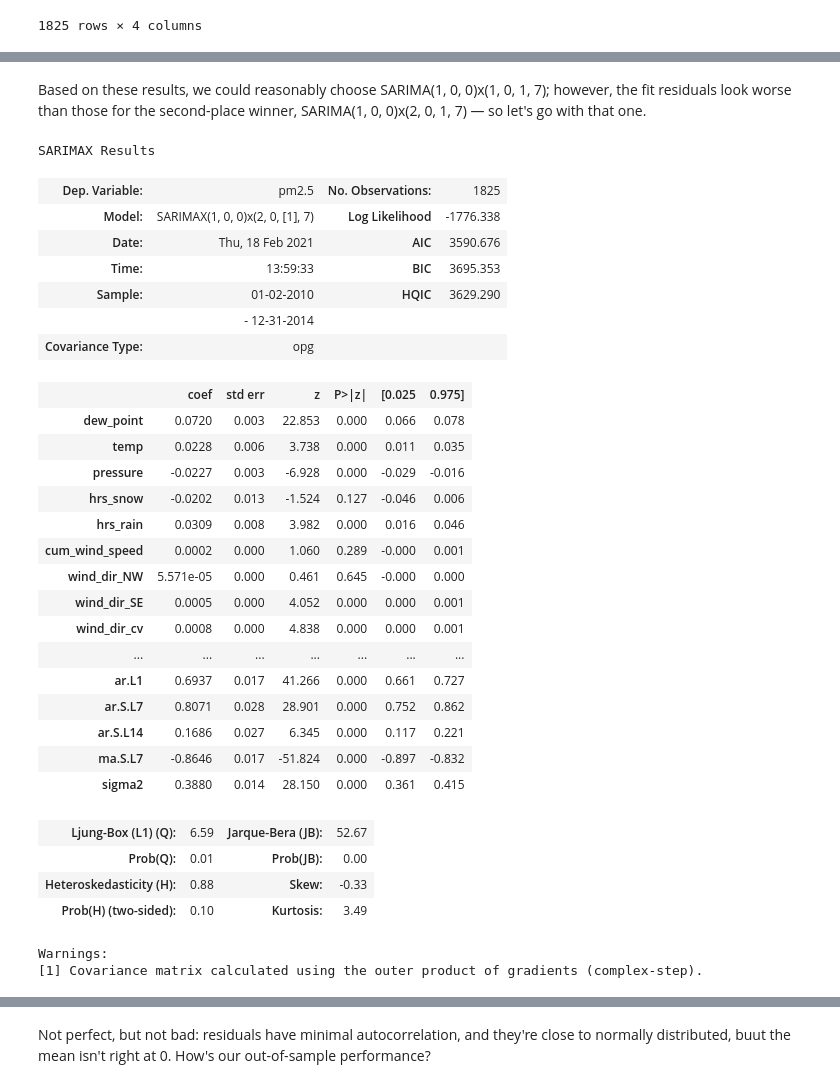
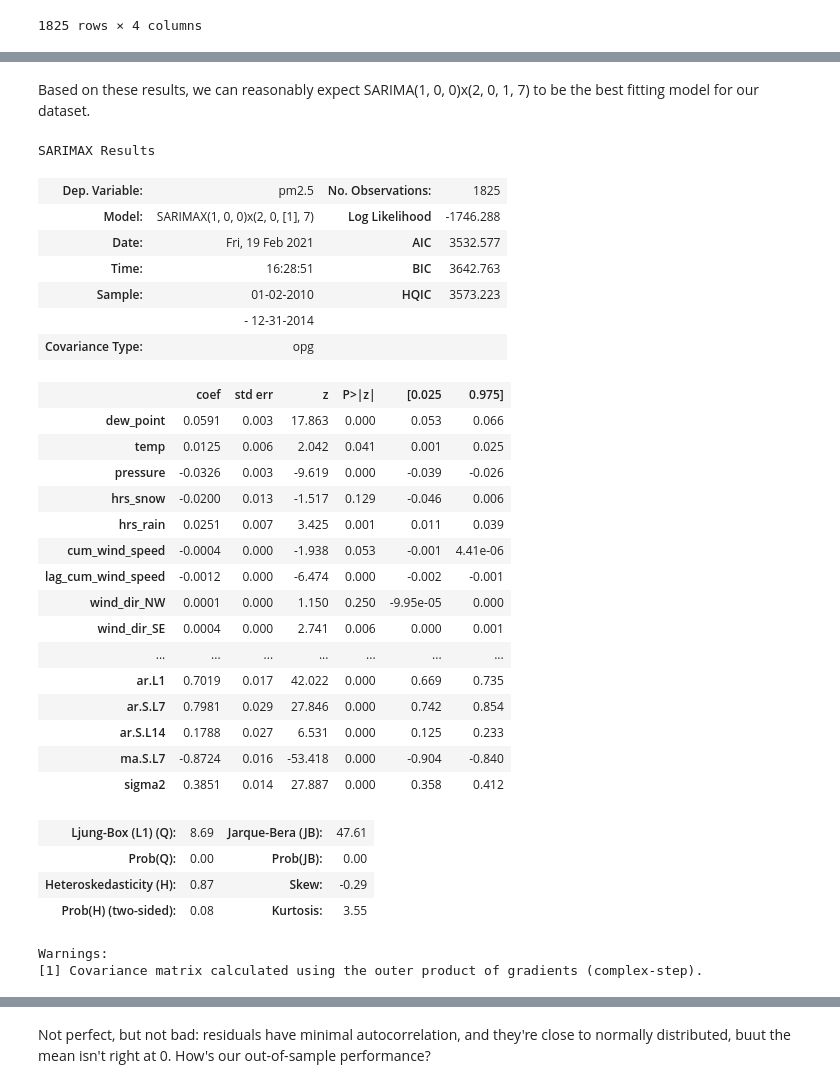
Before and after one commit to bdewilde/data-dives, a Jupyter notebook: notebooks/time-series-forecasting-intermediate.ipynb, the cells around one changed output, grey strips where cells are left out. Cells and saved outputs as stored; diff of their text form; code cells hidden in the pictures.

```diff
--- a/notebooks/time-series-forecasting-intermediate.ipynb
+++ b/notebooks/time-series-forecasting-intermediate.ipynb
@@ -315,9 +332,13 @@ dp.in_sample()
 # %%
 X = pd.concat(
     [
-        data[["dew_point", "temp", "pressure", "hrs_snow", "hrs_rain", "cum_wind_speed"]],
+        data[["dew_point", "temp", "pressure", "hrs_snow", "hrs_rain", "cum_wind_speed"]].assign(
+            lag_cum_wind_speed=lambda df: df["cum_wind_speed"].shift(periods=1).fillna(0.0)
+        ),
         pd.get_dummies(data["wind_dir"], prefix="wind_dir", drop_first=True),
-        dp.in_sample().assign(is_weekend=lambda df: (df.index.weekday >= 5).astype(int)),
+        dp.in_sample().assign(
+            is_weekend=lambda df: (df.index.weekday >= 5).astype(int),
+        ),
     ],
     axis="columns",
 )
@@ -348,4 +371,7 @@ We saw earlier that the forecast variable is already stationary (so $d$ and $D$
 Since it wasn't obvious from EDA what lags should be used for the seasonal and non-seasonal auto-regressive ($p$, $P$) and moving average ($q$, $Q$) components, let's just do a brute-force search over all possible combinations and pick the model with the lowest AICc. (Note: A smarter version of this process is performed by so-called "auto-ARIMA" packages.)
+# %%
+X_diff = X.diff(periods=1).fillna(0.0)
+y_log = np.log1p(y)
 # %%
 import warnings
 warnings.simplefilter("ignore")
@@ -401,43 +427,41 @@ sorted(aiccs.items(), key=lambda x: x[1])[:20]
-# %% [markdown]
-Based on these results, we could reasonably choose SARIMA(1, 0, 0)x(1, 0, 1, 7); however, the fit residuals look worse than those for the second-place winner, SARIMA(1, 0, 0)x(2, 0, 1, 7) — so let's go with that one.
+# %% [markdown]
+Based on these results, we can reasonably expect SARIMA(1, 0, 0)x(2, 0, 1, 7) to be the best fitting model for our dataset.
+# %%
+order = (1, 0, 0)
+seasonal_order = (2, 0, 1, 7)
 # %%
-model = sm.tsa.SARIMAX(
-    np.log1p(y),
-    exog=X.diff().fillna(0.0),
-    order=(1, 0, 0),
-    seasonal_order=(2, 0, 1, 7),
-)
+model = sm.tsa.SARIMAX(y_log, exog=X_diff, order=order, seasonal_order=seasonal_order)
 result = model.fit()
 result.summary()
 # %% [output]
 SARIMAX Results
 | Dep. Variable: | pm2.5 | No. Observations: | 1825 |
-| Model: | SARIMAX(1, 0, 0)x(2, 0, [1], 7) | Log Likelihood | -1776.338 |
-| Date: | Thu, 18 Feb 2021 | AIC | 3590.676 |
-| Time: | 13:59:33 | BIC | 3695.353 |
-| Sample: | 01-02-2010 | HQIC | 3629.290 |
+| Model: | SARIMAX(1, 0, 0)x(2, 0, [1], 7) | Log Likelihood | -1746.288 |
+| Date: | Fri, 19 Feb 2021 | AIC | 3532.577 |
+| Time: | 16:28:51 | BIC | 3642.763 |
+| Sample: | 01-02-2010 | HQIC | 3573.223 |
 |  | - 12-31-2014 |  |  |
 | Covariance Type: | opg |  |  |
 |  | coef | std err | z | P>|z| | [0.025 | 0.975] |
-| dew_point | 0.0720 | 0.003 | 22.853 | 0.000 | 0.066 | 0.078 |
-| temp | 0.0228 | 0.006 | 3.738 | 0.000 | 0.011 | 0.035 |
-| pressure | -0.0227 | 0.003 | -6.928 | 0.000 | -0.029 | -0.016 |
-| hrs_snow | -0.0202 | 0.013 | -1.524 | 0.127 | -0.046 | 0.006 |
-| hrs_rain | 0.0309 | 0.008 | 3.982 | 0.000 | 0.016 | 0.046 |
-| cum_wind_speed | 0.0002 | 0.000 | 1.060 | 0.289 | -0.000 | 0.001 |
-| wind_dir_NW | 5.571e-05 | 0.000 | 0.461 | 0.645 | -0.000 | 0.000 |
-| wind_dir_SE | 0.0005 | 0.000 | 4.052 | 0.000 | 0.000 | 0.001 |
-| wind_dir_cv | 0.0008 | 0.000 | 4.838 | 0.000 | 0.000 | 0.001 |
+| dew_point | 0.0591 | 0.003 | 17.863 | 0.000 | 0.053 | 0.066 |
+| temp | 0.0125 | 0.006 | 2.042 | 0.041 | 0.001 | 0.025 |
+| pressure | -0.0326 | 0.003 | -9.619 | 0.000 | -0.039 | -0.026 |
+| hrs_snow | -0.0200 | 0.013 | -1.517 | 0.129 | -0.046 | 0.006 |
+| hrs_rain | 0.0251 | 0.007 | 3.425 | 0.001 | 0.011 | 0.039 |
+| cum_wind_speed | -0.0004 | 0.000 | -1.938 | 0.053 | -0.001 | 4.41e-06 |
+| lag_cum_wind_speed | -0.0012 | 0.000 | -6.474 | 0.000 | -0.002 | -0.001 |
+| wind_dir_NW | 0.0001 | 0.000 | 1.150 | 0.250 | -9.95e-05 | 0.000 |
+| wind_dir_SE | 0.0004 | 0.000 | 2.741 | 0.006 | 0.000 | 0.001 |
 | ... | ... | ... | ... | ... | ... | ... |
-| ar.L1 | 0.6937 | 0.017 | 41.266 | 0.000 | 0.661 | 0.727 |
-| ar.S.L7 | 0.8071 | 0.028 | 28.901 | 0.000 | 0.752 | 0.862 |
-| ar.S.L14 | 0.1686 | 0.027 | 6.345 | 0.000 | 0.117 | 0.221 |
-| ma.S.L7 | -0.8646 | 0.017 | -51.824 | 0.000 | -0.897 | -0.832 |
-| sigma2 | 0.3880 | 0.014 | 28.150 | 0.000 | 0.361 | 0.415 |
+| ar.L1 | 0.7019 | 0.017 | 42.022 | 0.000 | 0.669 | 0.735 |
+| ar.S.L7 | 0.7981 | 0.029 | 27.846 | 0.000 | 0.742 | 0.854 |
+| ar.S.L14 | 0.1788 | 0.027 | 6.531 | 0.000 | 0.125 | 0.233 |
+| ma.S.L7 | -0.8724 | 0.016 | -53.418 | 0.000 | -0.904 | -0.840 |
+| sigma2 | 0.3851 | 0.014 | 27.887 | 0.000 | 0.358 | 0.412 |
-| Ljung-Box (L1) (Q): | 6.59 | Jarque-Bera (JB): | 52.67 |
-| Prob(Q): | 0.01 | Prob(JB): | 0.00 |
-| Heteroskedasticity (H): | 0.88 | Skew: | -0.33 |
-| Prob(H) (two-sided): | 0.10 | Kurtosis: | 3.49 |
+| Ljung-Box (L1) (Q): | 8.69 | Jarque-Bera (JB): | 47.61 |
+| Prob(Q): | 0.00 | Prob(JB): | 0.00 |
+| Heteroskedasticity (H): | 0.87 | Skew: | -0.29 |
+| Prob(H) (two-sided): | 0.08 | Kurtosis: | 3.55 |
 Warnings:
 [1] Covariance matrix calculated using the outer product of gradients (complex-step).
 # %%
```
Also changed, not shown: parts of 19 cells of this notebook.
